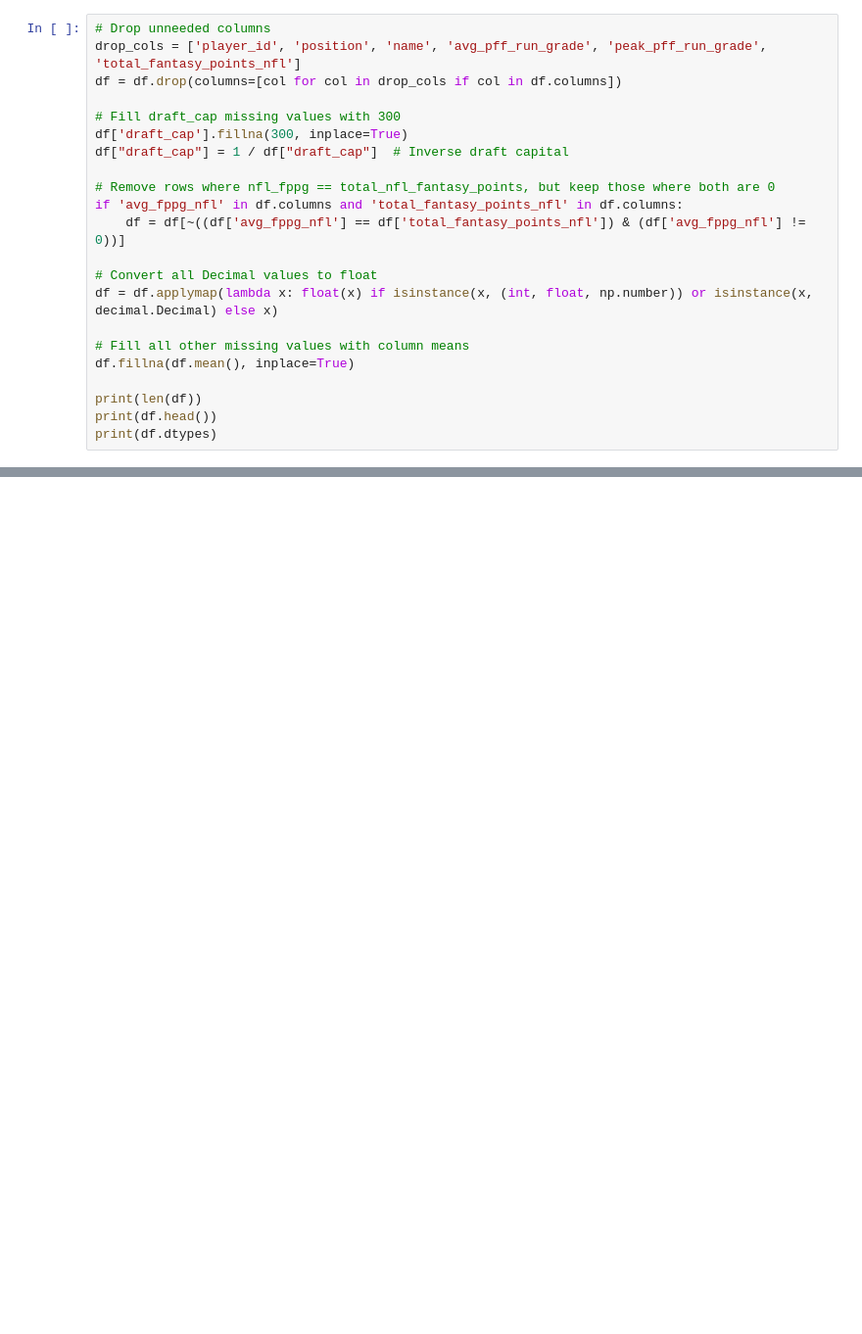
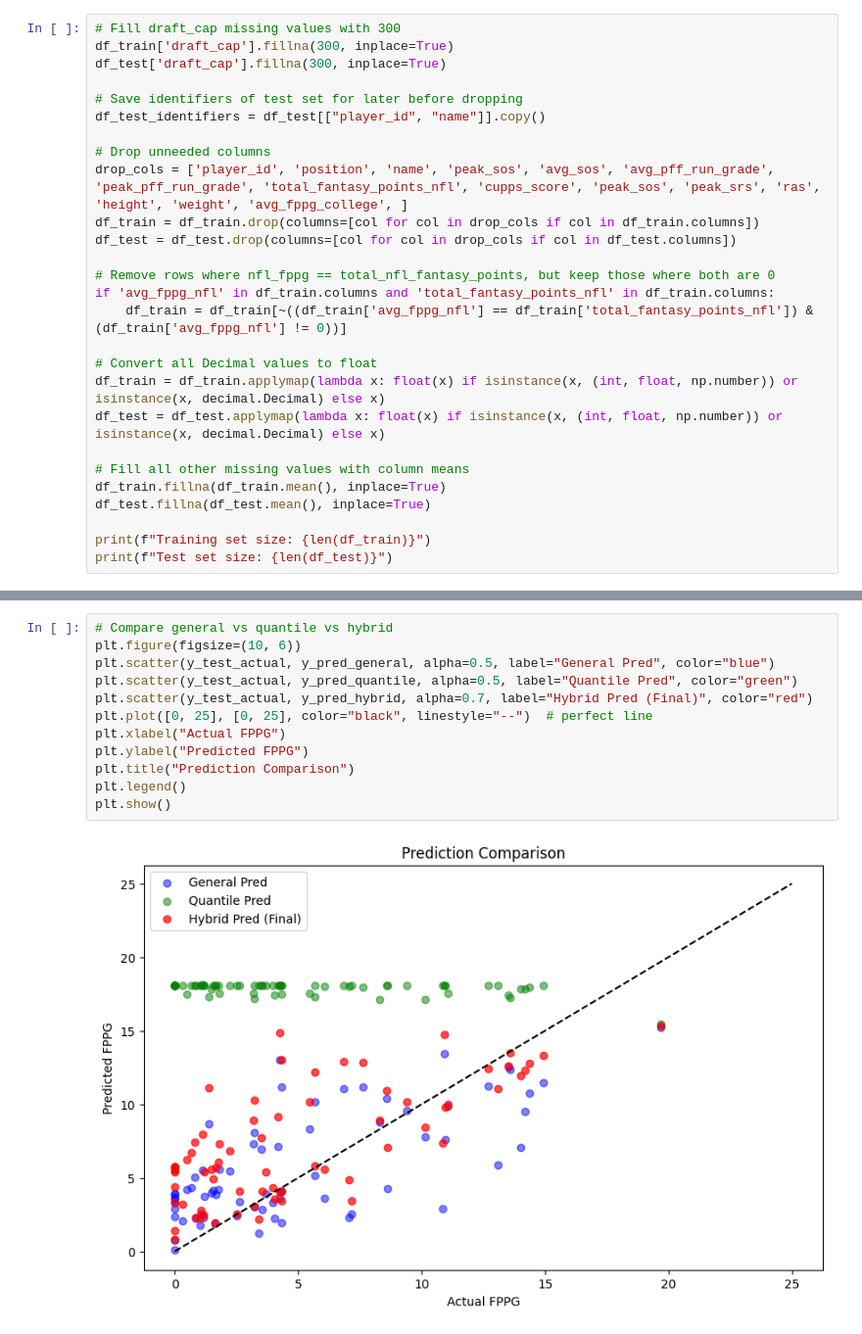
Before and after one commit to alexcupps/cupps-analytics, a Jupyter notebook: src/main/models/xgboost_wr.ipynb, the cells around one changed output, grey strips where cells are left out. Shown at 98% size. Drawn from its saved outputs; the diff is of its cells as text; blank space fills up the shorter version.

```diff
--- a/src/main/models/xgboost_wr.ipynb
+++ b/src/main/models/xgboost_wr.ipynb
@@ -98,23 +86,28 @@ peak_season_age_college: 159 missing | Avg (ignoring nulls): 20.70
 # %%
+# Fill draft_cap missing values with 300
+df_train['draft_cap'].fillna(300, inplace=True)
+df_test['draft_cap'].fillna(300, inplace=True)
+
+# Save identifiers of test set for later before dropping
+df_test_identifiers = df_test[["player_id", "name"]].copy()
+
 # Drop unneeded columns
-drop_cols = ['player_id', 'position', 'name', 'avg_pff_run_grade', 'peak_pff_run_grade', 'total_fantasy_points_nfl']
-df = df.drop(columns=[col for col in drop_cols if col in df.columns])
-
-# Fill draft_cap missing values with 300
-df['draft_cap'].fillna(300, inplace=True)
-df["draft_cap"] = 1 / df["draft_cap"]  # Inverse draft capital
+drop_cols = ['player_id', 'position', 'name', 'peak_sos', 'avg_sos', 'avg_pff_run_grade', 'peak_pff_run_grade', 'total_fantasy_points_nfl', 'cupps_score', 'peak_sos', 'peak_srs', 'ras', 'height', 'weight', 'avg_fppg_college', ]
+df_train = df_train.drop(columns=[col for col in drop_cols if col in df_train.columns])
+df_test = df_test.drop(columns=[col for col in drop_cols if col in df_test.columns])
 
 # Remove rows where nfl_fppg == total_nfl_fantasy_points, but keep those where both are 0
-if 'avg_fppg_nfl' in df.columns and 'total_fantasy_points_nfl' in df.columns:
-    df = df[~((df['avg_fppg_nfl'] == df['total_fantasy_points_nfl']) & (df['avg_fppg_nfl'] != 0))]
+if 'avg_fppg_nfl' in df_train.columns and 'total_fantasy_points_nfl' in df_train.columns:
+    df_train = df_train[~((df_train['avg_fppg_nfl'] == df_train['total_fantasy_points_nfl']) & (df_train['avg_fppg_nfl'] != 0))]
 
 # Convert all Decimal values to float
-df = df.applymap(lambda x: float(x) if isinstance(x, (int, float, np.number)) or isinstance(x, decimal.Decimal) else x)
+df_train = df_train.applymap(lambda x: float(x) if isinstance(x, (int, float, np.number)) or isinstance(x, decimal.Decimal) else x)
+df_test = df_test.applymap(lambda x: float(x) if isinstance(x, (int, float, np.number)) or isinstance(x, decimal.Decimal) else x)
 
 # Fill all other missing values with column means
-df.fillna(df.mean(), inplace=True)
+df_train.fillna(df_train.mean(), inplace=True)
+df_test.fillna(df_test.mean(), inplace=True)
 
-print(len(df))
-print(df.head())
-print(df.dtypes)
+print(f"Training set size: {len(df_train)}")
+print(f"Test set size: {len(df_test)}")
 # %% [output]
@@ -213,0 +317,14 @@ R² Score: 0.461
+# %%
+# Compare general vs quantile vs hybrid
+plt.figure(figsize=(10, 6))
+plt.scatter(y_test_actual, y_pred_general, alpha=0.5, label="General Pred", color="blue")
+plt.scatter(y_test_actual, y_pred_quantile, alpha=0.5, label="Quantile Pred", color="green")
+plt.scatter(y_test_actual, y_pred_hybrid, alpha=0.7, label="Hybrid Pred (Final)", color="red")
+plt.plot([0, 25], [0, 25], color="black", linestyle="--")  # perfect line
+plt.xlabel("Actual FPPG")
+plt.ylabel("Predicted FPPG")
+plt.title("Prediction Comparison")
+plt.legend()
+plt.show()
+# %% [output]
+[figure, added]
```
Also changed, not shown: parts of 18 cells of this notebook, 4 other files.
